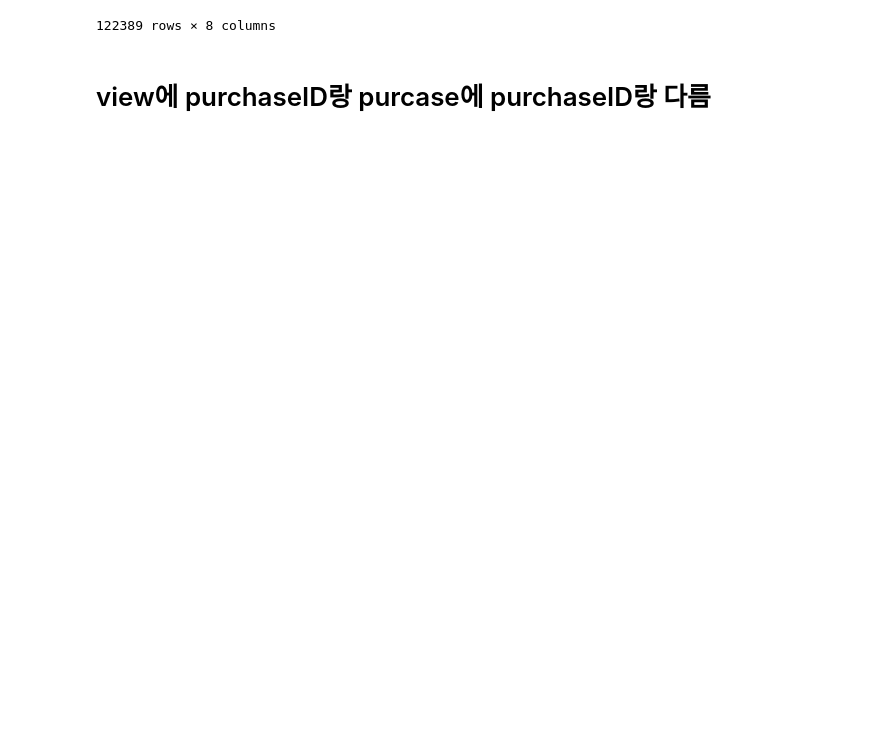
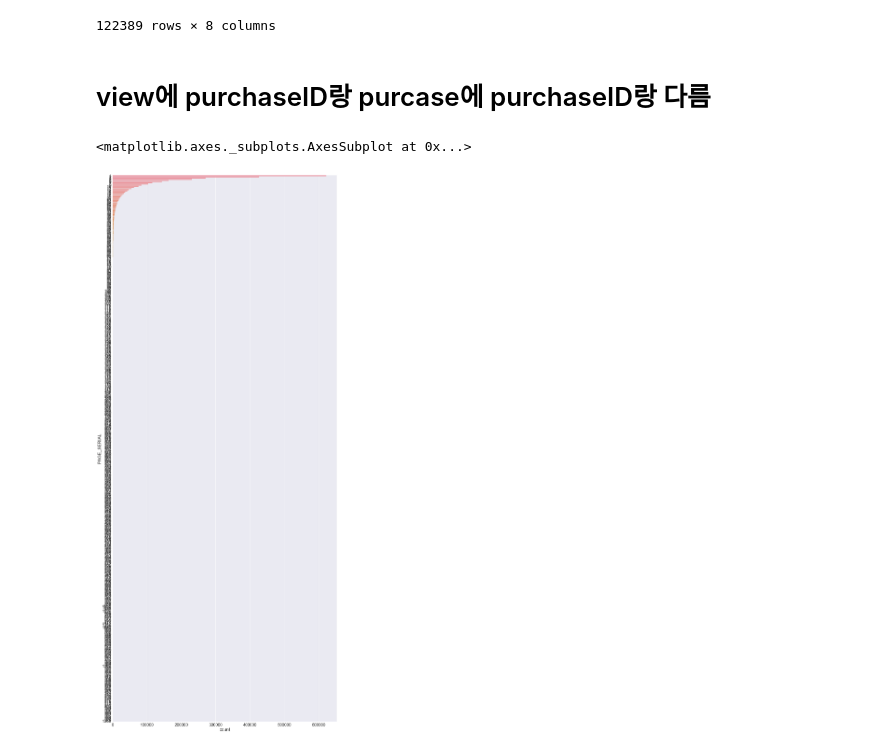
Before and after one commit to JoonSeongLee/dss7-coupon, a Jupyter notebook: jw/eda_coupon_visit_eda.ipynb, the cells around one changed output. Cells and saved outputs as stored; diff of their text form; code cells hidden in the pictures; blank space fills up the shorter version.

```diff
--- a/jw/eda_coupon_visit_eda.ipynb
+++ b/jw/eda_coupon_visit_eda.ipynb
@@ -75,3 +75,10 @@ tmp
 122389 rows × 8 columns
 # %% [markdown]
 # view에 purchaseID랑 purcase에 purchaseID랑 다름
+# %%
+sns.set(font_scale=2)
+plt.figure(figsize=(20, 50))
+sns.countplot(y='PAGE_SERIAL',data=view, order=view['PAGE_SERIAL'].value_counts().index)
+# %% [output]
+<matplotlib.axes._subplots.AxesSubplot at 0x...>
+[figure, added]
```
Also changed, not shown: parts of 14 cells of this notebook, 12 other files.
